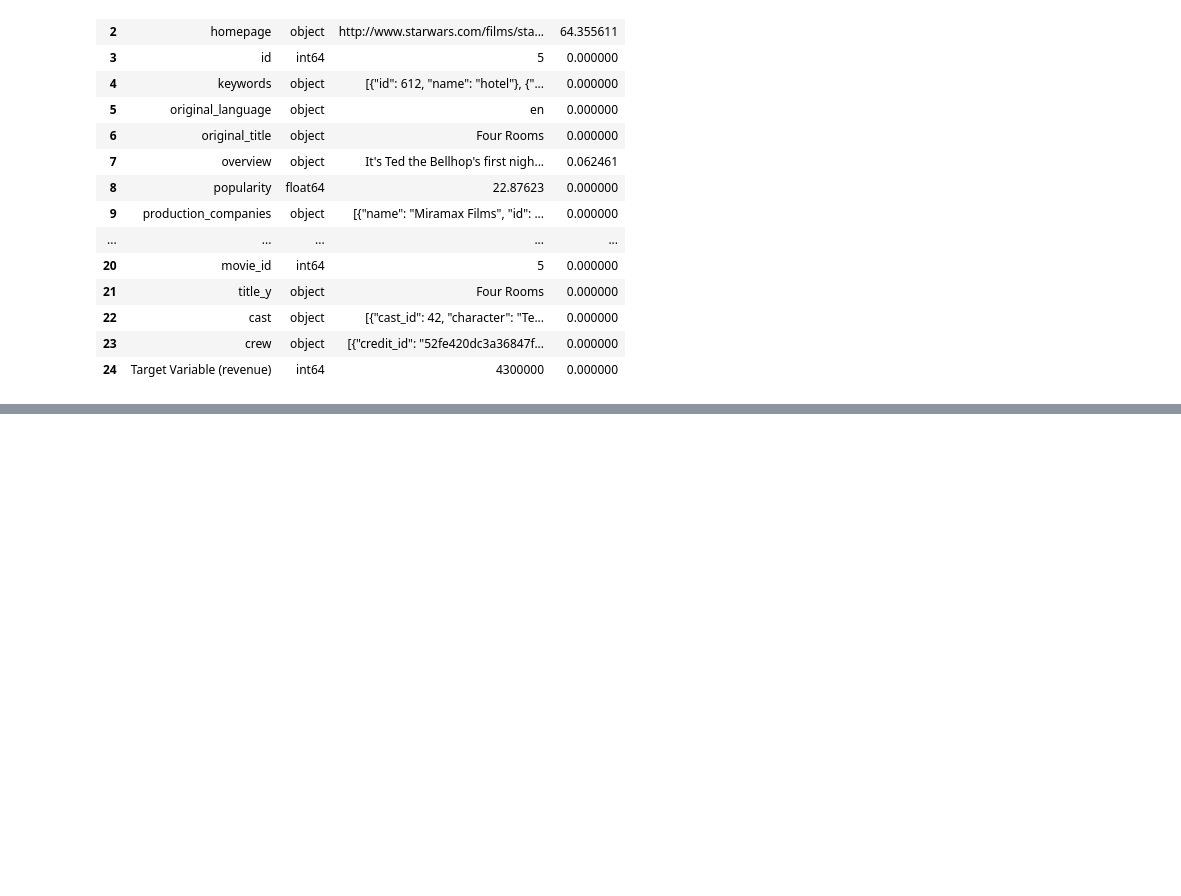
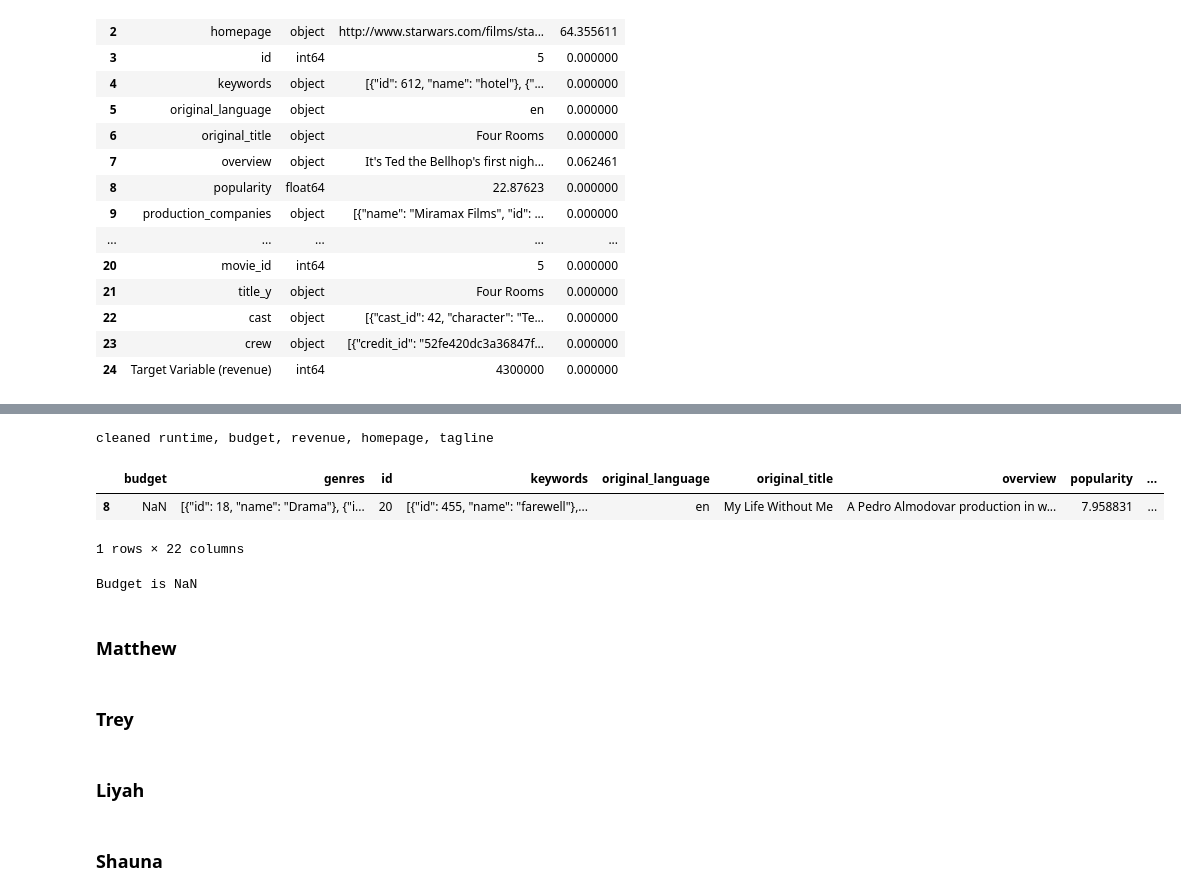
Before and after one commit to RGLEMONS7090/DataScienceFall2025Project, a Jupyter notebook: Stage_1_Report.ipynb, the cells around one changed output, grey strips where cells are left out. Cells and saved outputs as stored; diff of their text form; code cells hidden in the pictures; blank space fills up the shorter version.

```diff
--- a/Stage_1_Report.ipynb
+++ b/Stage_1_Report.ipynb
@@ -112,0 +127,38 @@ dataset_dict
+# %%
+import numpy as np
+
+df["runtime"] = df["runtime"].fillna(df["runtime"].median())
+
+df["budget"] = df["budget"].replace(0, np.nan)
+df["revenue"] = df["revenue"].replace(0, np.nan)
+
+df = df.drop(["homepage","tagline"], axis=1)
+
+print("cleaned runtime, budget, revenue, homepage, tagline")
+# %% [output]
+cleaned runtime, budget, revenue, homepage, tagline
+# %%
+df[df["id"] == 20]
+# %% [output]
+|  | budget | genres | id | keywords | original_language | original_title | overview | popularity | ... |
+| 8 | NaN | [{"id": 18, "name": "Drama"}, {"i... | 20 | [{"id": 455, "name": "farewell"},... | en | My Life Without Me | A Pedro Almodovar production in w... | 7.958831 | ... |
+1 rows × 22 columns
+# %%
+# Get the budget value
+budget_value = df.loc[df["id"] == 20, "budget"].values[0]
+
+# Check if it is a real NaN
+if pd.isna(budget_value):
+    print("Budget is NaN")
+else:
+    print("Budget:", budget_value)
+# %% [output]
+Budget is NaN
+# %% [markdown]
+### Matthew
+# %% [markdown]
+### Trey
+# %% [markdown]
+### Liyah
+# %% [markdown]
+### Shauna
```
Also changed, not shown: parts of 8 cells of this notebook, 3 other files.
